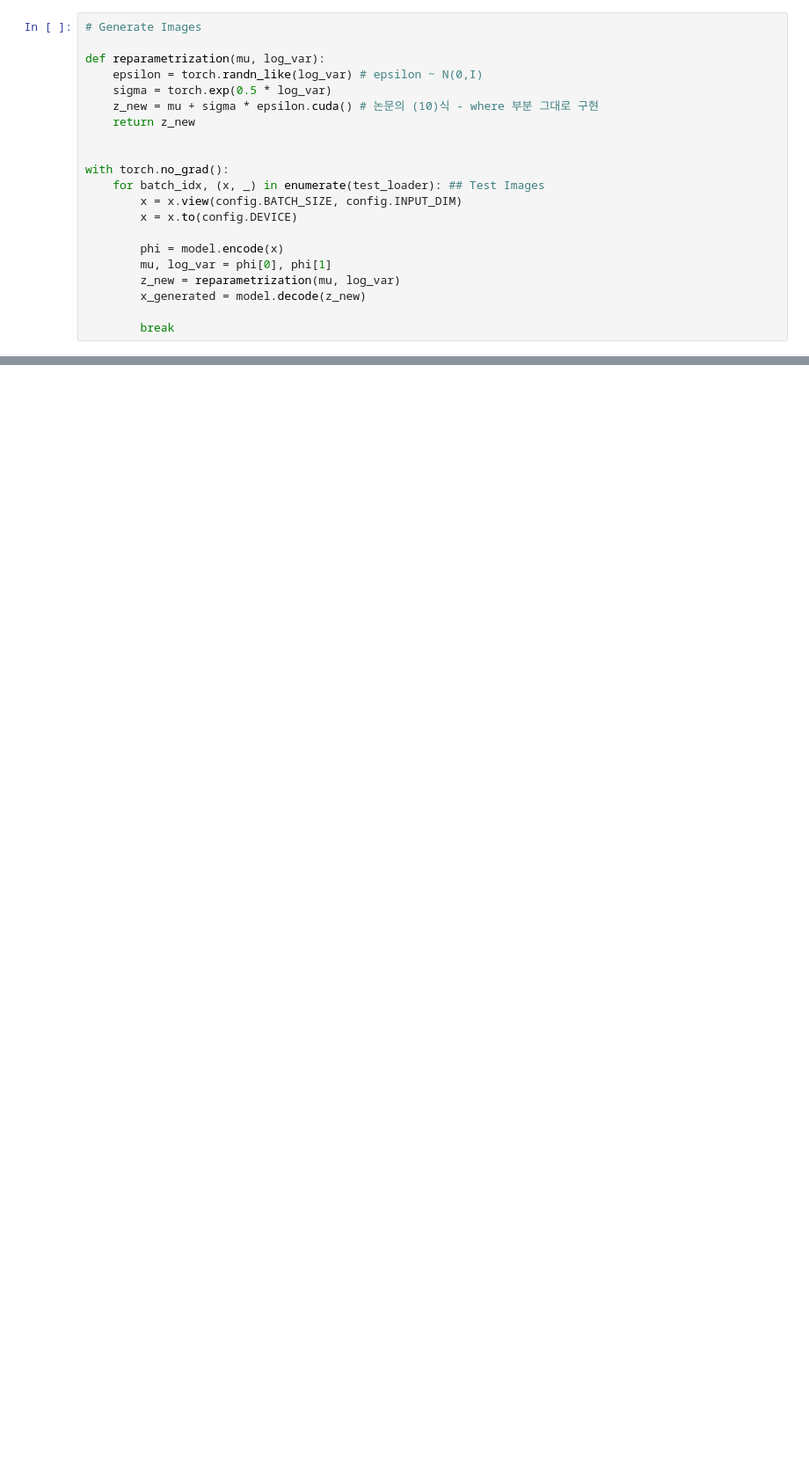
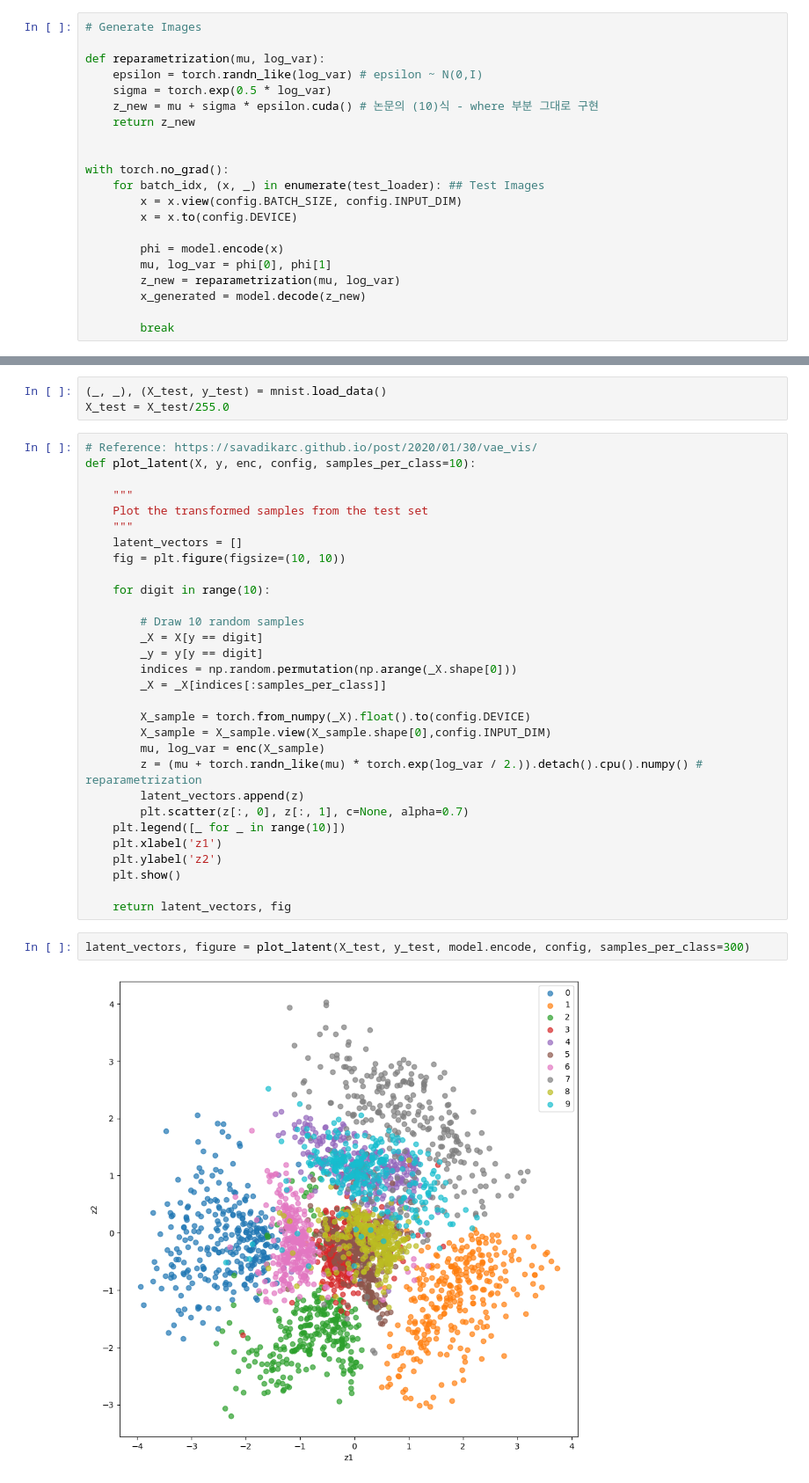
Before and after one commit to sseunghyuns/ai-paper-study, a Jupyter notebook: Generative-Models/VAE/vae.ipynb, the cells around one changed output, grey strips where cells are left out. Shown at 88% size. Cells and saved outputs as stored; diff of their text form; blank space fills up the shorter version.

```diff
--- a/Generative-Models/VAE/vae.ipynb
+++ b/Generative-Models/VAE/vae.ipynb
@@ -192,0 +171,37 @@ Text(0.5, 1.0, 'Generated Samples')
+# %%
+(_, _), (X_test, y_test) = mnist.load_data()
+X_test = X_test/255.0
+# %%
+# Reference: https://savadikarc.github.io/post/2020/01/30/vae_vis/
+def plot_latent(X, y, enc, config, samples_per_class=10):
+
+    """
+    Plot the transformed samples from the test set
+    """
+    latent_vectors = []
+    fig = plt.figure(figsize=(10, 10))
+
+    for digit in range(10):
+
+        # Draw 10 random samples
+        _X = X[y == digit]
+        _y = y[y == digit]
+        indices = np.random.permutation(np.arange(_X.shape[0]))
+        _X = _X[indices[:samples_per_class]]
+
+        X_sample = torch.from_numpy(_X).float().to(config.DEVICE)
+        X_sample = X_sample.view(X_sample.shape[0],config.INPUT_DIM)
+        mu, log_var = enc(X_sample)
+        z = (mu + torch.randn_like(mu) * torch.exp(log_var / 2.)).detach().cpu().numpy() # reparametrization
+        latent_vectors.append(z)
+        plt.scatter(z[:, 0], z[:, 1], c=None, alpha=0.7)
+    plt.legend([_ for _ in range(10)])
+    plt.xlabel('z1')
+    plt.ylabel('z2')
+    plt.show()
+
+    return latent_vectors, fig
+# %%
+latent_vectors, figure = plot_latent(X_test, y_test, model.encode, config, samples_per_class=300)
+# %% [output]
+[figure, added]
```
Also changed, not shown: parts of 11 cells of this notebook.
